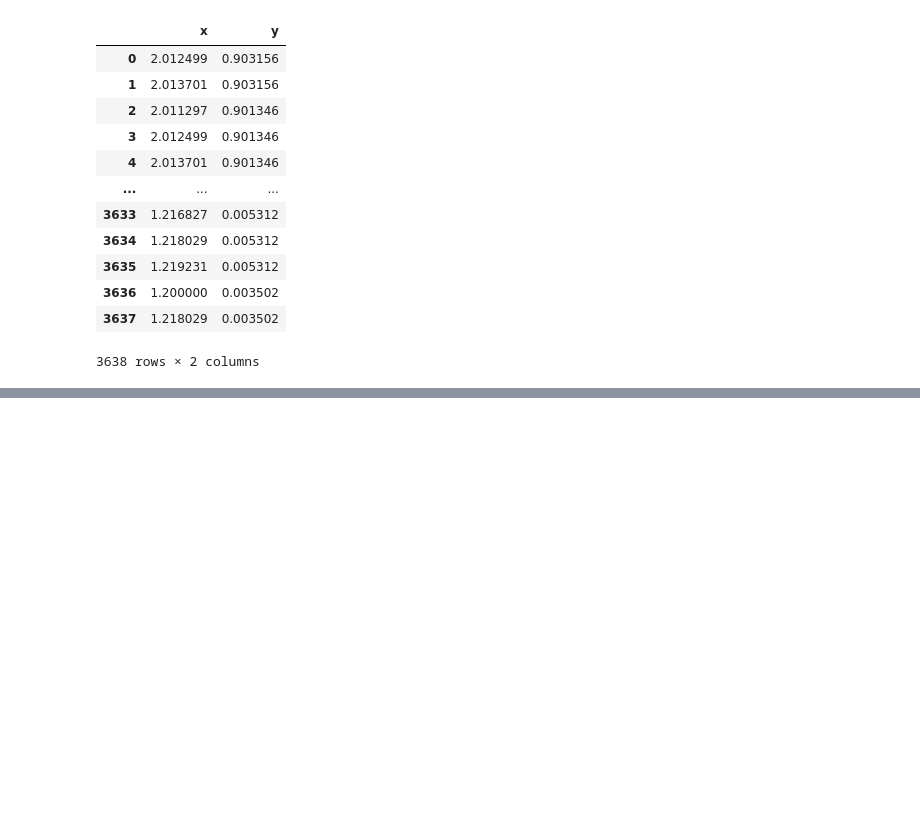
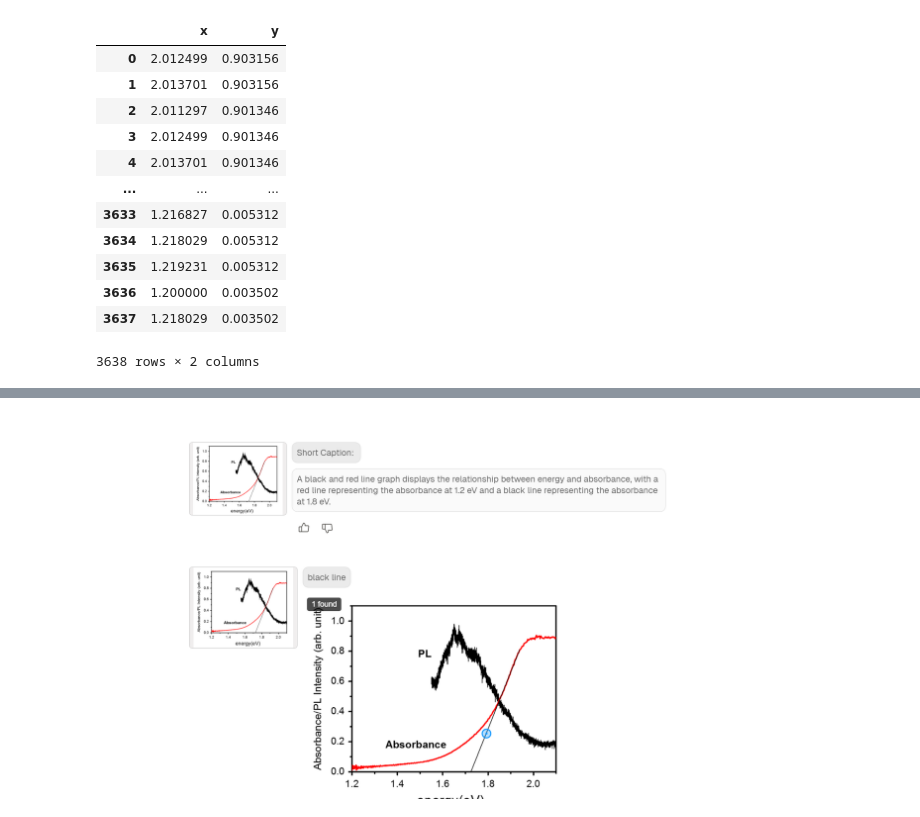
Before and after one commit to HaoleiH/AI-driven-projects, a Jupyter notebook: line_plot_digitizer/graph_digitizer.ipynb, the cells around one changed output, grey strips where cells are left out. Cells and saved outputs as stored; diff of their text form; code cells hidden in the pictures; blank space fills up the shorter version.

```diff
--- a/line_plot_digitizer/graph_digitizer.ipynb
+++ b/line_plot_digitizer/graph_digitizer.ipynb
@@ -440,0 +462,4 @@ final_data
+# %%
+display(Image2('/content/moondream.PNG'))
+# %% [output]
+[figure, added]
```
Also changed, not shown: parts of 7 cells of this notebook.
